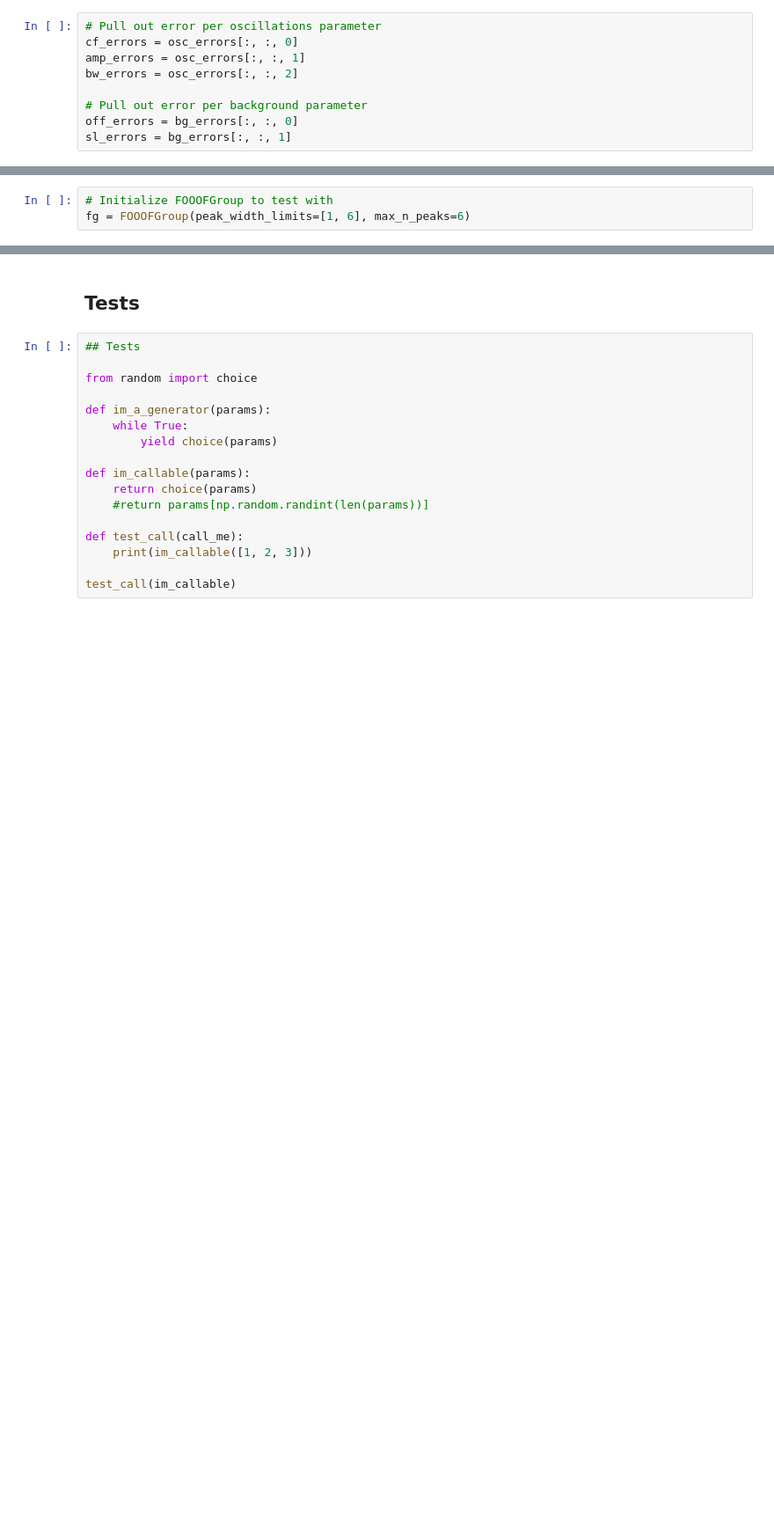
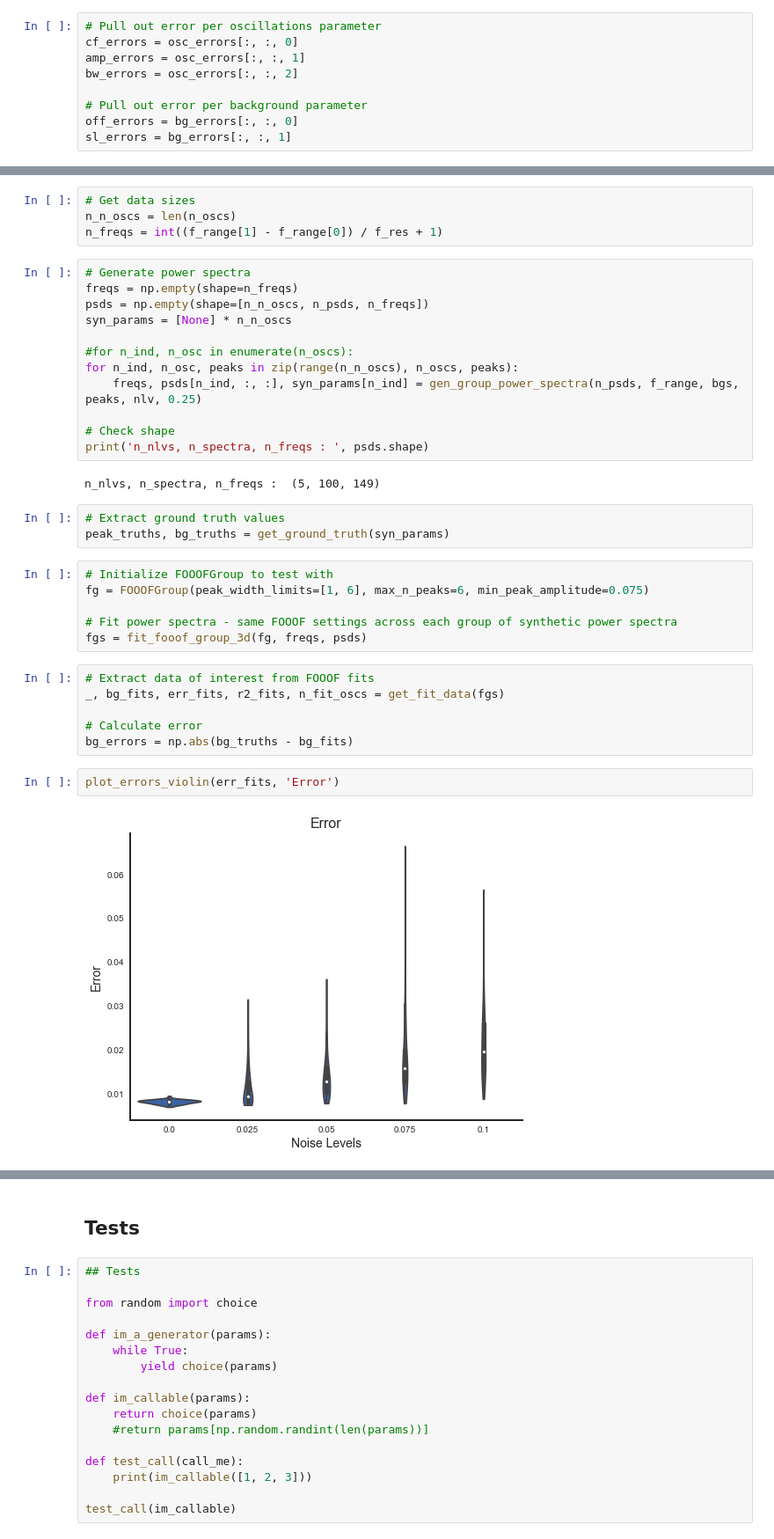
Before and after one commit to TomDonoghue/SIMparam, a Jupyter notebook: FOOOF-SyntheticTesting.ipynb, the cells around one changed output, grey strips where cells are left out. Shown: that part at 88% size. Cells and saved outputs as stored; diff of their text form; blank space fills up the shorter version.

Commit message:
Updates: Including adding sims across n_oscs

```diff
--- a/FOOOF-SyntheticTesting.ipynb
+++ b/FOOOF-SyntheticTesting.ipynb
@@ -338,3 +208,37 @@ SynParams(background_params=[0, 2.0], gaussian_params=[10, 0.20000000000000001,
+# %%
+# Get data sizes
+n_n_oscs = len(n_oscs)
+n_freqs = int((f_range[1] - f_range[0]) / f_res + 1)
+# %%
+# Generate power spectra
+freqs = np.empty(shape=n_freqs)
+psds = np.empty(shape=[n_n_oscs, n_psds, n_freqs])
+syn_params = [None] * n_n_oscs
+
+#for n_ind, n_osc in enumerate(n_oscs):
+for n_ind, n_osc, peaks in zip(range(n_n_oscs), n_oscs, peaks):
+    freqs, psds[n_ind, :, :], syn_params[n_ind] = gen_group_power_spectra(n_psds, f_range, bgs, peaks, nlv, 0.25)
+
+# Check shape
+print('n_nlvs, n_spectra, n_freqs : ', psds.shape)
+# %% [output]
+n_nlvs, n_spectra, n_freqs :  (5, 100, 149)
+# %%
+# Extract ground truth values
+peak_truths, bg_truths = get_ground_truth(syn_params)
 # %%
 # Initialize FOOOFGroup to test with
-fg = FOOOFGroup(peak_width_limits=[1, 6], max_n_peaks=6)
+fg = FOOOFGroup(peak_width_limits=[1, 6], max_n_peaks=6, min_peak_amplitude=0.075)
+
+# Fit power spectra - same FOOOF settings across each group of synthetic power spectra
+fgs = fit_fooof_group_3d(fg, freqs, psds)
+# %%
+# Extract data of interest from FOOOF fits
+_, bg_fits, err_fits, r2_fits, n_fit_oscs = get_fit_data(fgs)
+
+# Calculate error
+bg_errors = np.abs(bg_truths - bg_fits)
+# %%
+plot_errors_violin(err_fits, 'Error')
+# %% [output]
+[figure, added]
```
Also changed, not shown: parts of 45 cells of this notebook.
